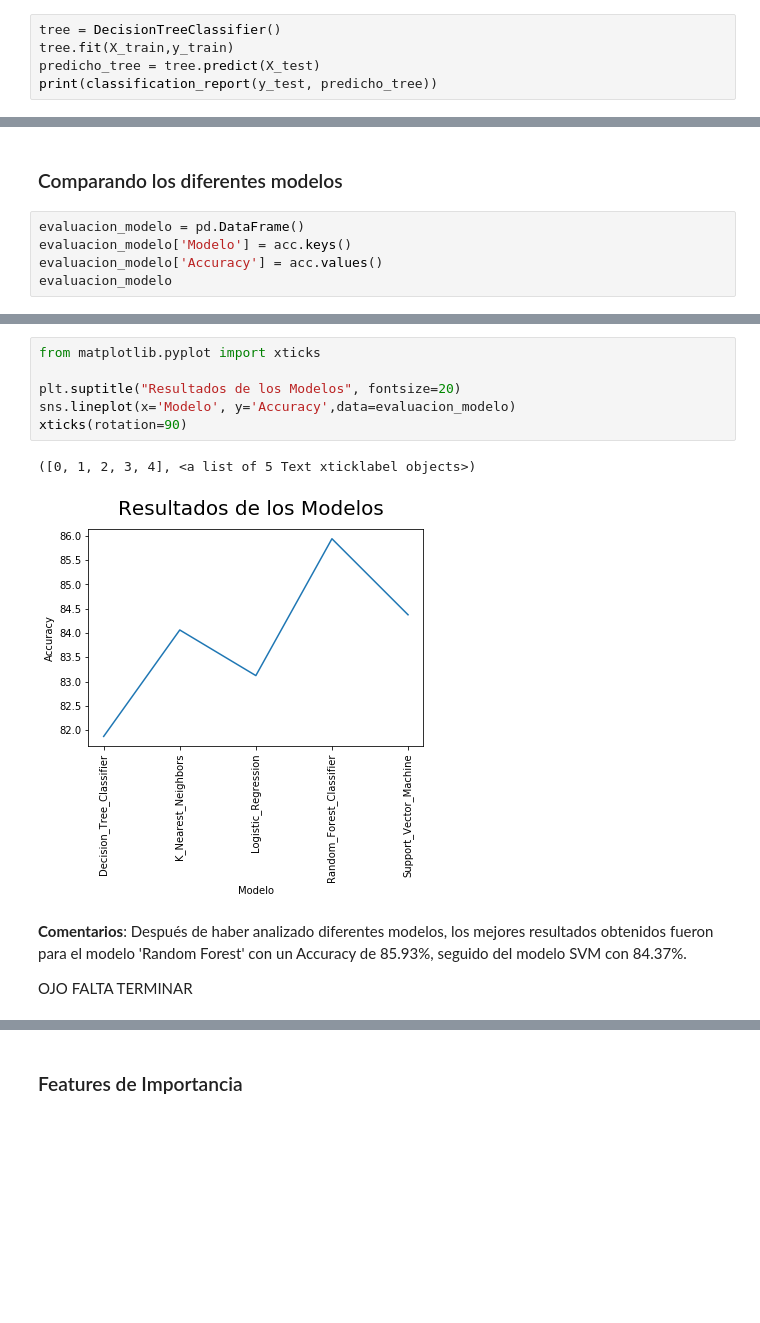
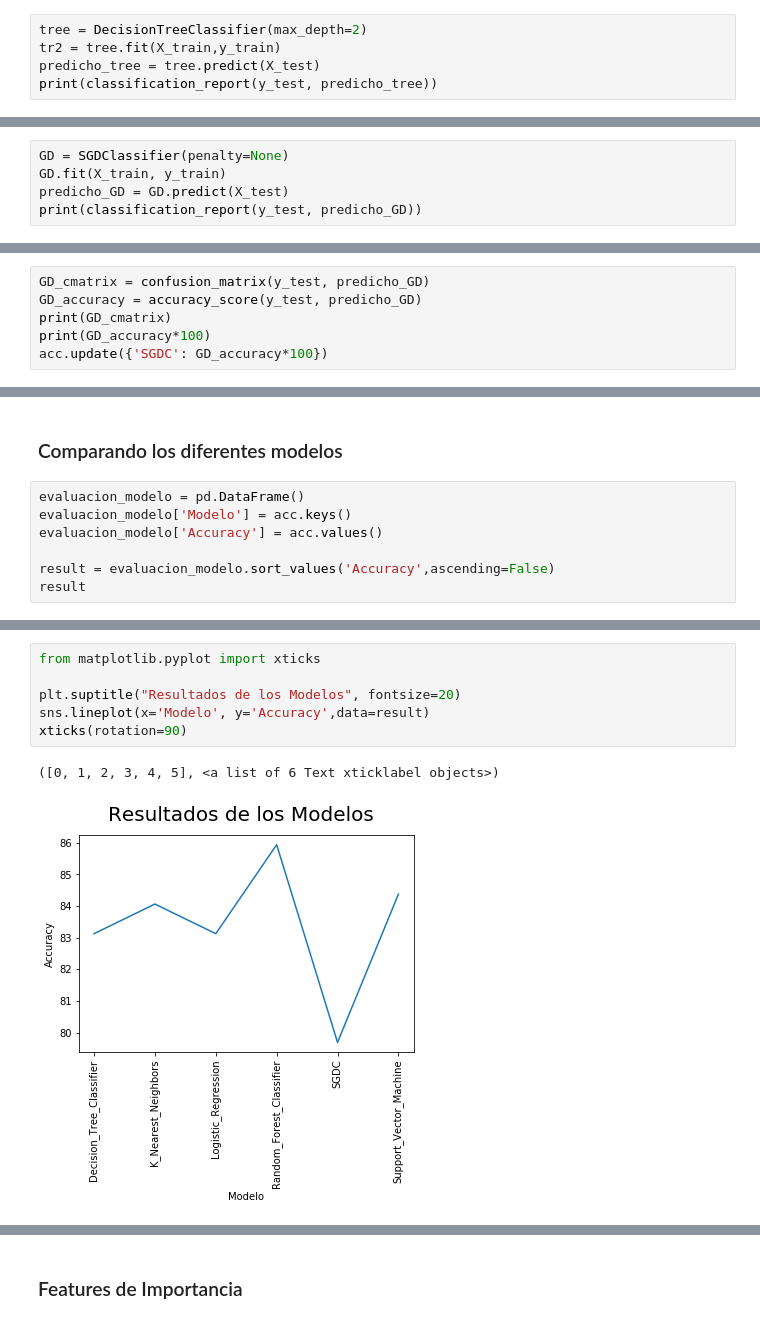
Before and after one commit to Fati486/TFM, a Jupyter notebook: Predicción_de_la_Calidad_del_Vino_usando_Machine_Learning.ipynb, the cells around one changed output, grey strips where cells are left out. Saved outputs shown, nothing was run; the diff lists cells and outputs as text; blank space fills up the shorter version.

```diff
--- a/Predicción_de_la_Calidad_del_Vino_usando_Machine_Learning.ipynb
+++ b/Predicción_de_la_Calidad_del_Vino_usando_Machine_Learning.ipynb
@@ -827,8 +833,8 @@ Probaremos a continuación el modelo '***Decision Tree Classifier***':
 # %%
 from sklearn.tree import DecisionTreeClassifier
 # %%
-tree = DecisionTreeClassifier()
-tree.fit(X_train,y_train)
+tree = DecisionTreeClassifier(max_depth=2)
+tr2 = tree.fit(X_train,y_train)
 predicho_tree = tree.predict(X_test)
 print(classification_report(y_test, predicho_tree))
 # %% [output]
@@ -914,0 +931,5 @@ acc.update({'Logistic_Regression': regresion_accuracy*100})
+# %%
+GD = SGDClassifier(penalty=None)
+GD.fit(X_train, y_train)
+predicho_GD = GD.predict(X_test)
+print(classification_report(y_test, predicho_GD))
@@ -914,0 +946,6 @@ acc.update({'Logistic_Regression': regresion_accuracy*100})
+# %%
+GD_cmatrix = confusion_matrix(y_test, predicho_GD)
+GD_accuracy = accuracy_score(y_test, predicho_GD)
+print(GD_cmatrix)
+print(GD_accuracy*100)
+acc.update({'SGDC': GD_accuracy*100})
@@ -918,6 +962,8 @@ acc.update({'Logistic_Regression': regresion_accuracy*100})
 evaluacion_modelo = pd.DataFrame()
 evaluacion_modelo['Modelo'] = acc.keys()
 evaluacion_modelo['Accuracy'] = acc.values()
-evaluacion_modelo
+
+result = evaluacion_modelo.sort_values('Accuracy',ascending=False)
+result
 # %% [output]
 |  | Modelo | Accuracy |
@@ -929,13 +976,9 @@ evaluacion_modelo
 # %%
 from matplotlib.pyplot import xticks
 
 plt.suptitle("Resultados de los Modelos", fontsize=20)
-sns.lineplot(x='Modelo', y='Accuracy',data=evaluacion_modelo)
+sns.lineplot(x='Modelo', y='Accuracy',data=result)
 xticks(rotation=90)
 # %% [output]
-([0, 1, 2, 3, 4], <a list of 5 Text xticklabel objects>)
+([0, 1, 2, 3, 4, 5], <a list of 6 Text xticklabel objects>)
-[figure, old version]
+[figure, new version]
-# %% [markdown]
-**Comentarios**: Después de haber analizado diferentes modelos, los mejores resultados obtenidos fueron para el modelo 'Random Forest' con un Accuracy de 85.93%, seguido del modelo SVM con 84.37%.
-
-OJO FALTA TERMINAR
```
Also changed, not shown: parts of 72 cells of this notebook.
